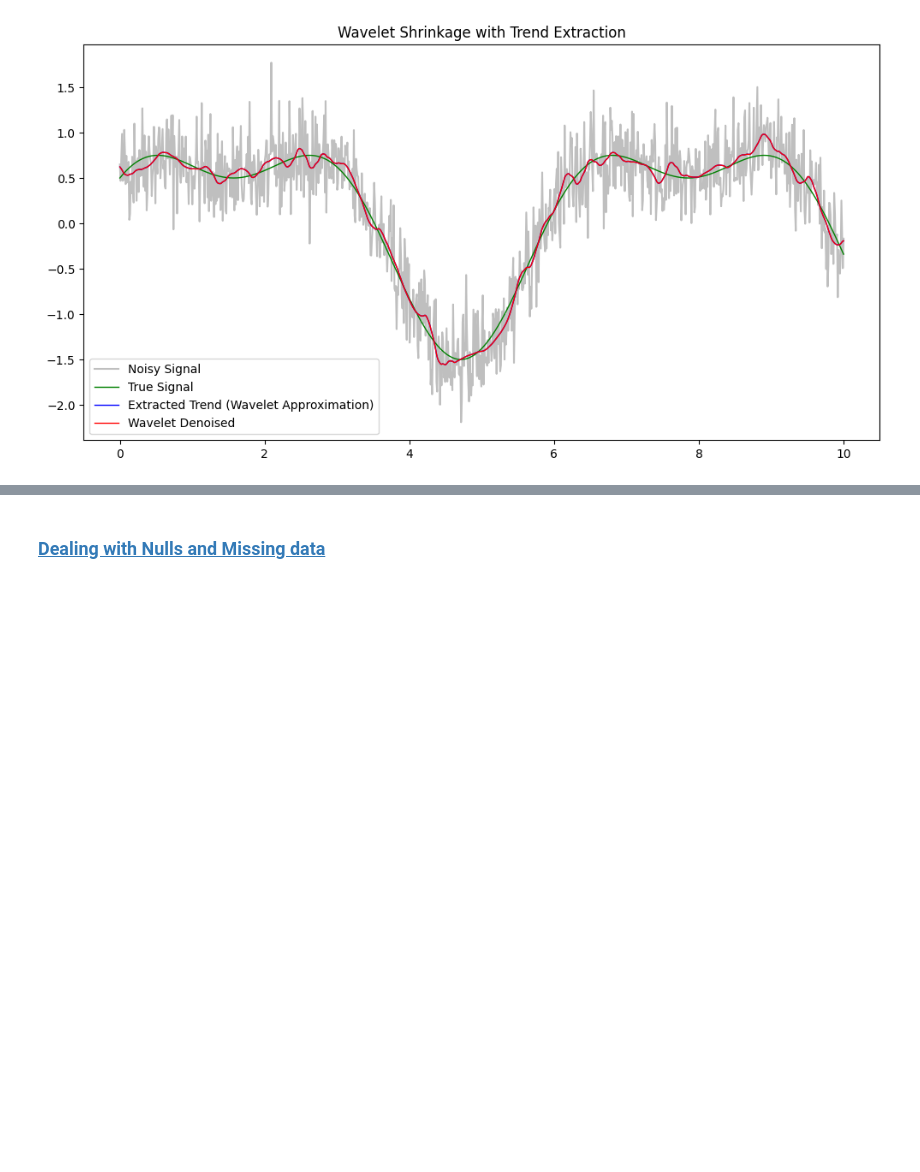
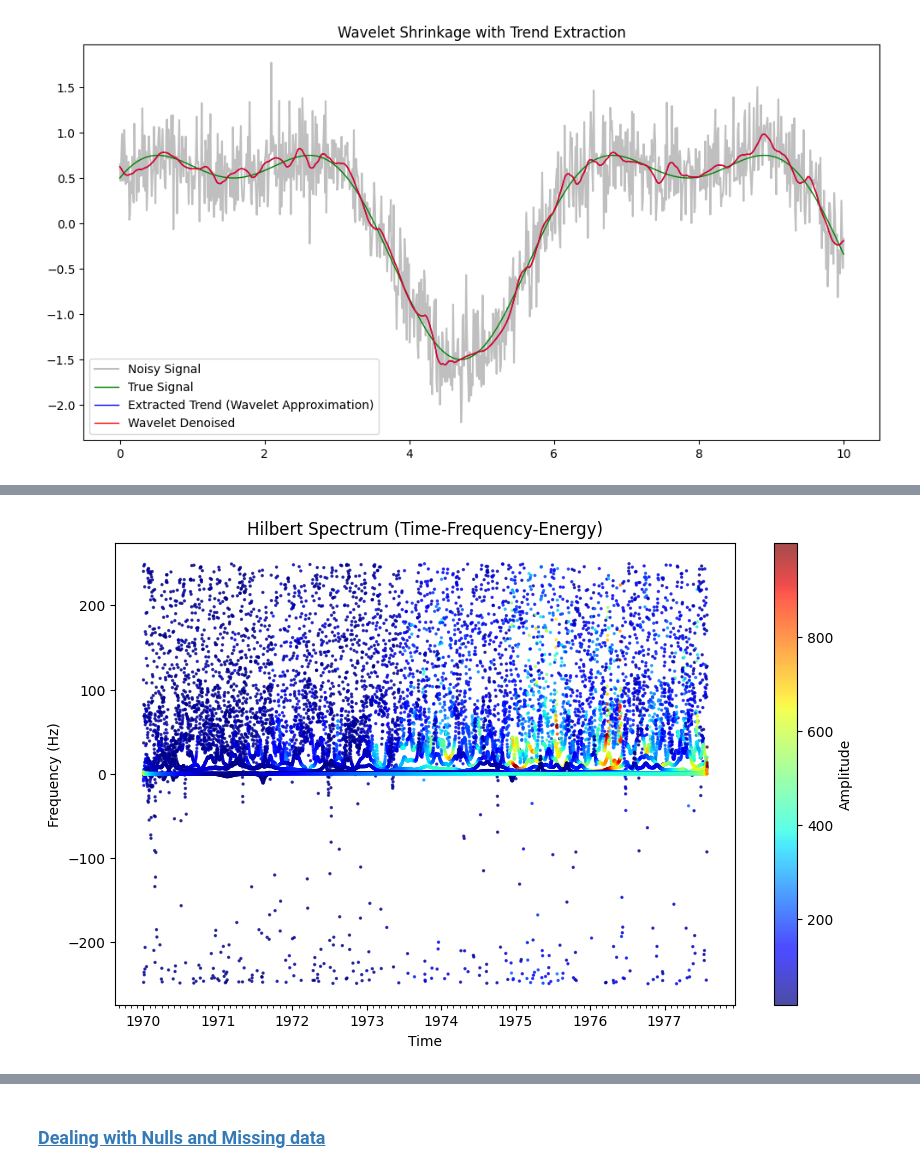
Before and after one commit to GinHikat/OmniTS_for_Stock, a Jupyter notebook: notebooks/preprocessing_benchmark.ipynb, the cells around one changed output, grey strips where cells are left out. Saved outputs shown, nothing was run; the diff lists cells and outputs as text; code cells hidden in the pictures; blank space fills up the shorter version.

```diff
--- a/notebooks/preprocessing_benchmark.ipynb
+++ b/notebooks/preprocessing_benchmark.ipynb
@@ -1399,0 +1734,24 @@ df_NFLX.to_csv('D:/Study/Education/Projects/OmniTS/data/temp.csv', index = False
+# %%
+t = df_NFLX['Date'].values
+
+plt.figure(figsize=(10,6))
+for i in range(len(imfs)):
+    plt.scatter(
+        t[1:],                                # length N-1
+        instantaneous_frequency[i],           # also length N-1
+        c=amplitude_envelope[i,1:],           # length N-1
+        cmap='jet', s=2, alpha=0.7
+    )
+
+# Format x-axis
+plt.gca().xaxis.set_major_locator(mdates.YearLocator())         # show every year
+plt.gca().xaxis.set_major_formatter(mdates.DateFormatter('%Y')) # format as YYYY
+plt.gca().xaxis.set_minor_locator(mdates.MonthLocator())        # show months as minor ticks
+
+plt.title("Hilbert Spectrum (Time-Frequency-Energy)")
+plt.xlabel("Time")
+plt.ylabel("Frequency (Hz)")
+plt.colorbar(label="Amplitude")
+plt.show()
+# %% [output]
+[figure, added]
```
Also changed, not shown: parts of 28 cells of this notebook, 1 other file.
